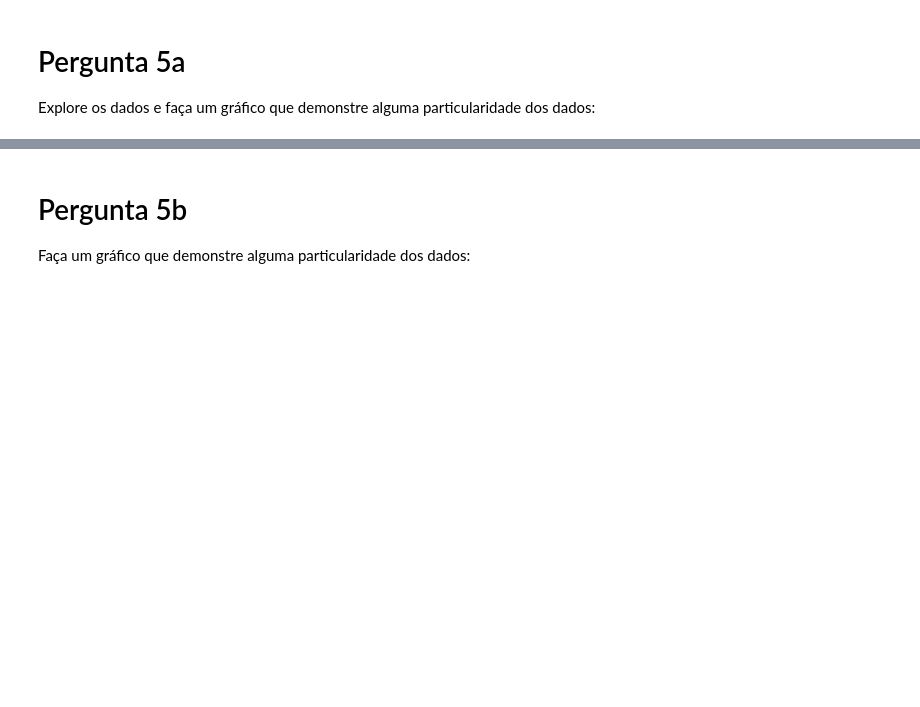
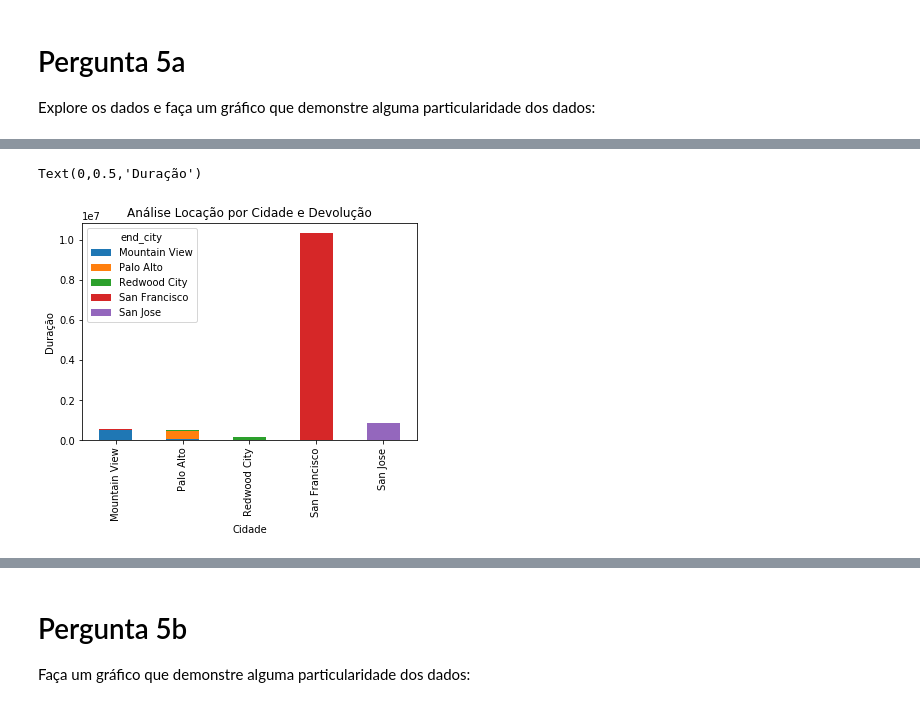
Before and after one commit to cglsoft/DataScience-FDSI, a Jupyter notebook: Semana 4 - Projeto/ndfdsi-bikeshareanalysis/Analise_Bay_Area_Bike_Share-NDFDSI.ipynb, the cells around one changed output, grey strips where cells are left out. Saved outputs shown, nothing was run; the diff lists cells and outputs as text; code cells hidden in the pictures; blank space fills up the shorter version.

Commit message:
Revisões após primeira análise

```diff
--- a/Semana 4 - Projeto/ndfdsi-bikeshareanalysis/Analise_Bay_Area_Bike_Share-NDFDSI.ipynb
+++ b/Semana 4 - Projeto/ndfdsi-bikeshareanalysis/Analise_Bay_Area_Bike_Share-NDFDSI.ipynb
@@ -473,0 +482,3 @@ O que é interessante na visualização acima? Por que você a selecionou?
+# %%
+categ_group = trip_data.groupby(['start_city','end_city'])['duration'].sum()
+display(categ_group)
@@ -473,0 +514,8 @@ O que é interessante na visualização acima? Por que você a selecionou?
+# %%
+# Gráfico final 1
+my_plot = categ_group.unstack().plot(kind='bar',stacked=True,title="Análise de Locação por Cidade e Devolução")
+my_plot.set_xlabel("Cidade")
+my_plot.set_ylabel("Duração")
+# %% [output]
+Text(0,0.5,'Duração')
+[figure, added]
```
Also changed, not shown: parts of 15 cells of this notebook, 13 other files.
